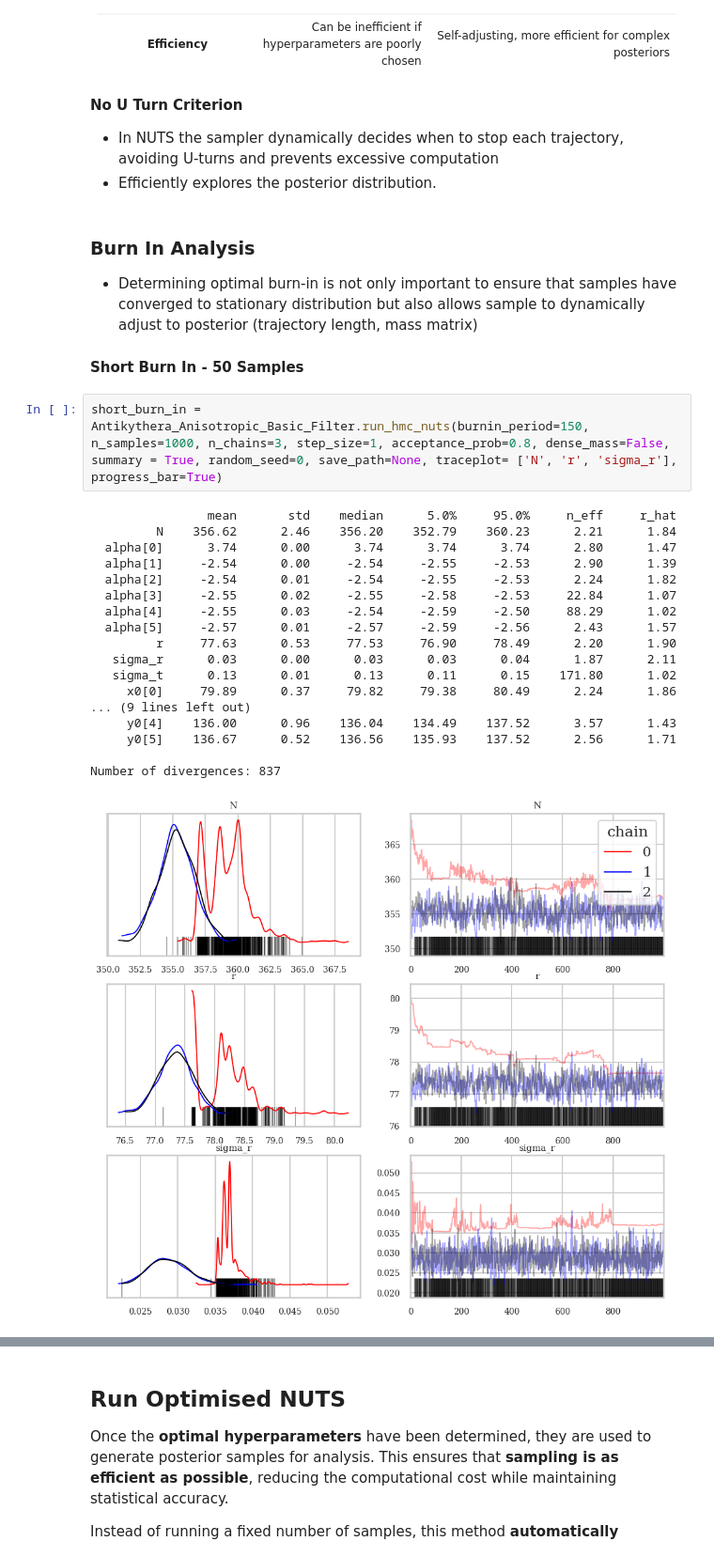
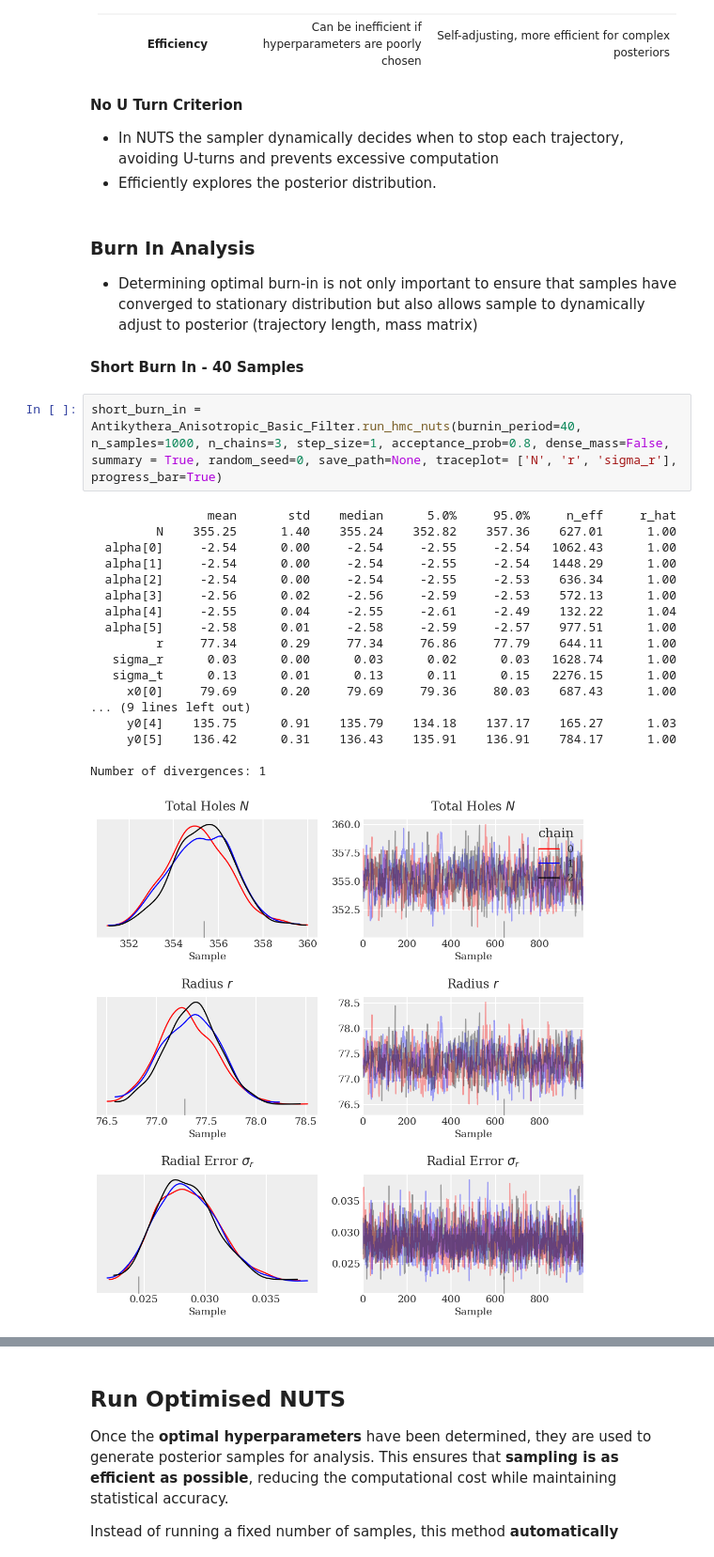
Before and after one commit to JacobTutt/antikythera_bayesian_analysis, a Jupyter notebook: Notebook_1_Anisotropic.ipynb, the cells around one changed output, grey strips where cells are left out. Shown at 94% size. Cells and saved outputs as stored; diff of their text form.

```diff
--- a/Notebook_1_Anisotropic.ipynb
+++ b/Notebook_1_Anisotropic.ipynb
@@ -454,25 +507,25 @@ Unlike standard HMC, where step size and trajectory length must be manually tune
 ### Burn In Analysis
 - Determining optimal burn-in is not only important to ensure that samples have converged to stationary distribution but also allows sample to dynamically adjust to posterior (trajectory length, mass matrix)
 
-#### Short Burn In - 50 Samples
+#### Short Burn In - 40 Samples
 # %%
-short_burn_in = Antikythera_Anisotropic_Basic_Filter.run_hmc_nuts(burnin_period=150, n_samples=1000, n_chains=3, step_size=1, acceptance_prob=0.8, dense_mass=False, summary = True, random_seed=0, save_path=None, traceplot= ['N', 'r', 'sigma_r'], progress_bar=True)
+short_burn_in = Antikythera_Anisotropic_Basic_Filter.run_hmc_nuts(burnin_period=40, n_samples=1000, n_chains=3, step_size=1, acceptance_prob=0.8, dense_mass=False, summary = True, random_seed=0, save_path=None, traceplot= ['N', 'r', 'sigma_r'], progress_bar=True)
 # %% [output]
                 mean       std    median      5.0%     95.0%     n_eff     r_hat
-         N    356.62      2.46    356.20    352.79    360.23      2.21      1.84
-  alpha[0]      3.74      0.00      3.74      3.74      3.74      2.80      1.47
-  alpha[1]     -2.54      0.00     -2.54     -2.55     -2.53      2.90      1.39
-  alpha[2]     -2.54      0.01     -2.54     -2.55     -2.53      2.24      1.82
-  alpha[3]     -2.55      0.02     -2.55     -2.58     -2.53     22.84      1.07
-  alpha[4]     -2.55      0.03     -2.54     -2.59     -2.50     88.29      1.02
-  alpha[5]     -2.57      0.01     -2.57     -2.59     -2.56      2.43      1.57
-         r     77.63      0.53     77.53     76.90     78.49      2.20      1.90
-   sigma_r      0.03      0.00      0.03      0.03      0.04      1.87      2.11
-   sigma_t      0.13      0.01      0.13      0.11      0.15    171.80      1.02
-     x0[0]     79.89      0.37     79.82     79.38     80.49      2.24      1.86
+         N    355.25      1.40    355.24    352.82    357.36    627.01      1.00
+  alpha[0]     -2.54      0.00     -2.54     -2.55     -2.54   1062.43      1.00
+  alpha[1]     -2.54      0.00     -2.54     -2.55     -2.54   1448.29      1.00
+  alpha[2]     -2.54      0.00     -2.54     -2.55     -2.53    636.34      1.00
+  alpha[3]     -2.56      0.02     -2.56     -2.59     -2.53    572.13      1.00
+  alpha[4]     -2.55      0.04     -2.55     -2.61     -2.49    132.22      1.04
+  alpha[5]     -2.58      0.01     -2.58     -2.59     -2.57    977.51      1.00
+         r     77.34      0.29     77.34     76.86     77.79    644.11      1.00
+   sigma_r      0.03      0.00      0.03      0.02      0.03   1628.74      1.00
+   sigma_t      0.13      0.01      0.13      0.11      0.15   2276.15      1.00
+     x0[0]     79.69      0.20     79.69     79.36     80.03    687.43      1.00
 ... (9 lines left out)
-     y0[4]    136.00      0.96    136.04    134.49    137.52      3.57      1.43
-     y0[5]    136.67      0.52    136.56    135.93    137.52      2.56      1.71
+     y0[4]    135.75      0.91    135.79    134.18    137.17    165.27      1.03
+     y0[5]    136.42      0.31    136.43    135.91    136.91    784.17      1.00
 
-Number of divergences: 837
+Number of divergences: 1
-[figure, old version]
+[figure, new version]
```
Also changed, not shown: parts of 29 cells of this notebook, 3 other files.
